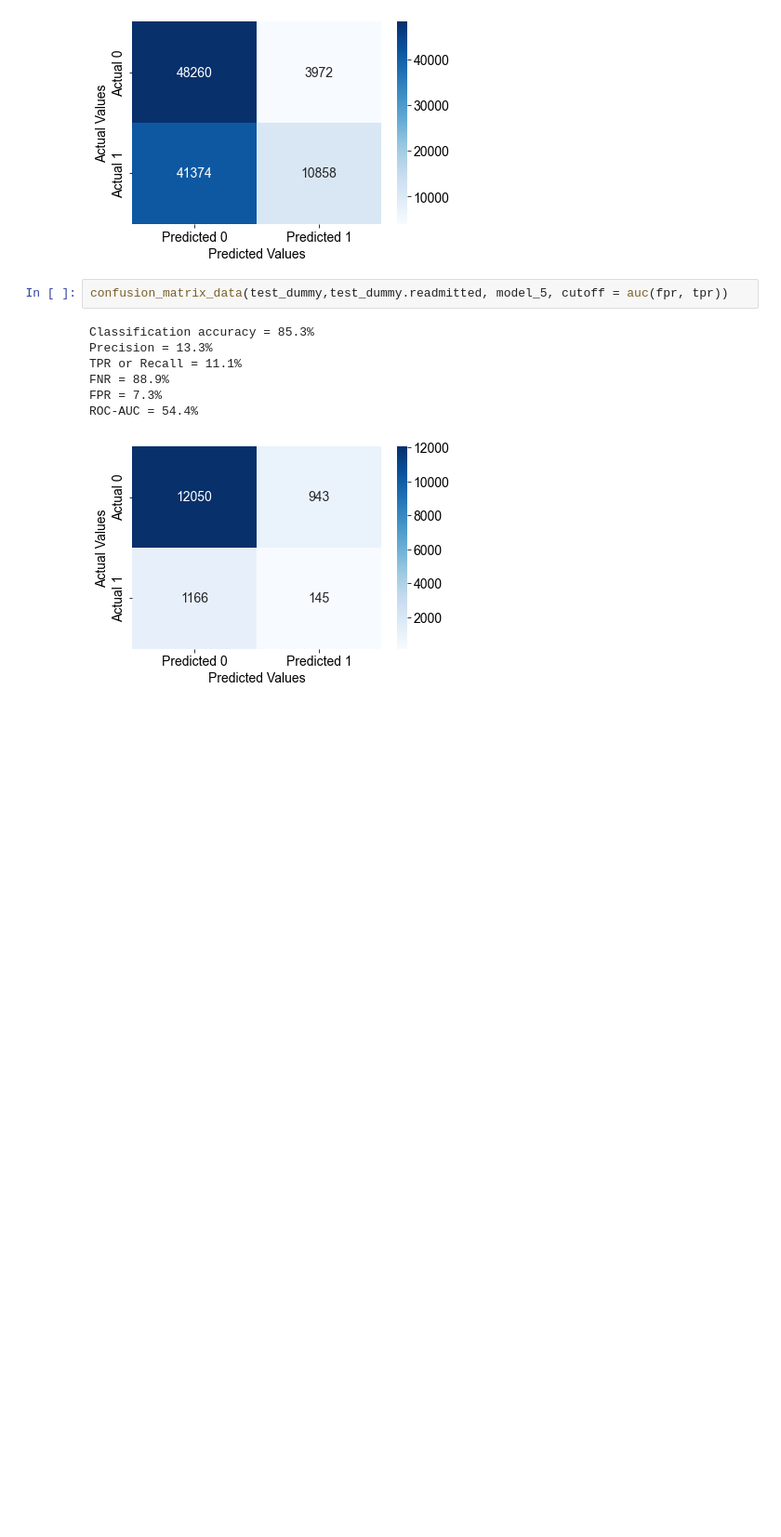
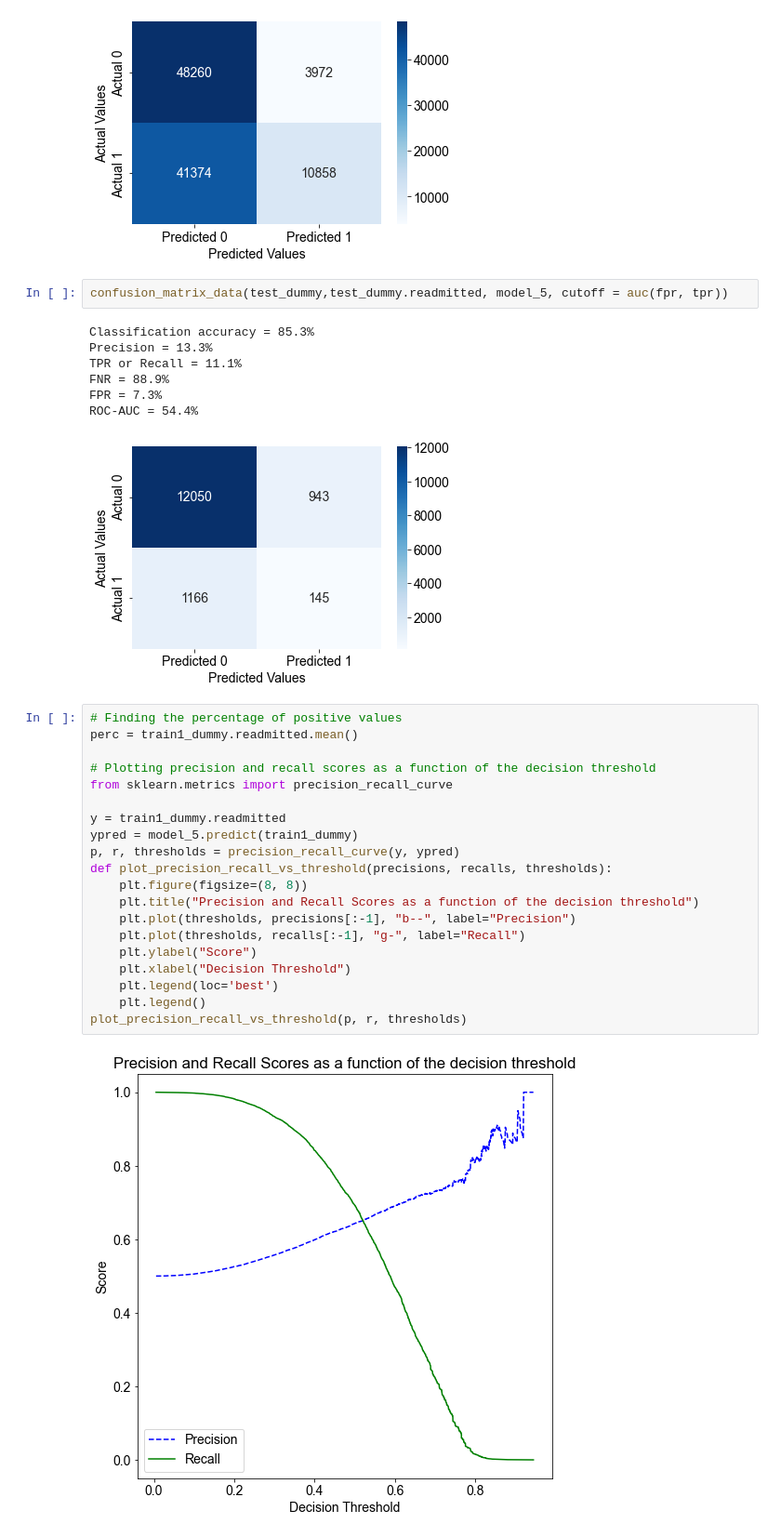
Before and after one commit to AnastasiaKWei/Saturn, a Jupyter notebook: cutoffs.ipynb, the cells around one changed output. Shown at 93% size. Cells and saved outputs as stored; diff of their text form; blank space fills up the shorter version.

Commit message:
Update model development in final report. Add to Appendix D

```diff
--- a/cutoffs.ipynb
+++ b/cutoffs.ipynb
@@ -243,3 +243,25 @@ FNR = 88.9%
 FPR = 7.3%
 ROC-AUC = 54.4%
 [figure]
+# %%
+# Finding the percentage of positive values
+perc = train1_dummy.readmitted.mean()
+
+# Plotting precision and recall scores as a function of the decision threshold
+from sklearn.metrics import precision_recall_curve
+
+y = train1_dummy.readmitted
+ypred = model_5.predict(train1_dummy)
+p, r, thresholds = precision_recall_curve(y, ypred)
+def plot_precision_recall_vs_threshold(precisions, recalls, thresholds):
+    plt.figure(figsize=(8, 8))
+    plt.title("Precision and Recall Scores as a function of the decision threshold")
+    plt.plot(thresholds, precisions[:-1], "b--", label="Precision")
+    plt.plot(thresholds, recalls[:-1], "g-", label="Recall")
+    plt.ylabel("Score")
+    plt.xlabel("Decision Threshold")
+    plt.legend(loc='best')
+    plt.legend()
+plot_precision_recall_vs_threshold(p, r, thresholds)
+# %% [output]
+[figure, added]
```
Also changed, not shown: parts of 3 cells of this notebook, 7 other files.
